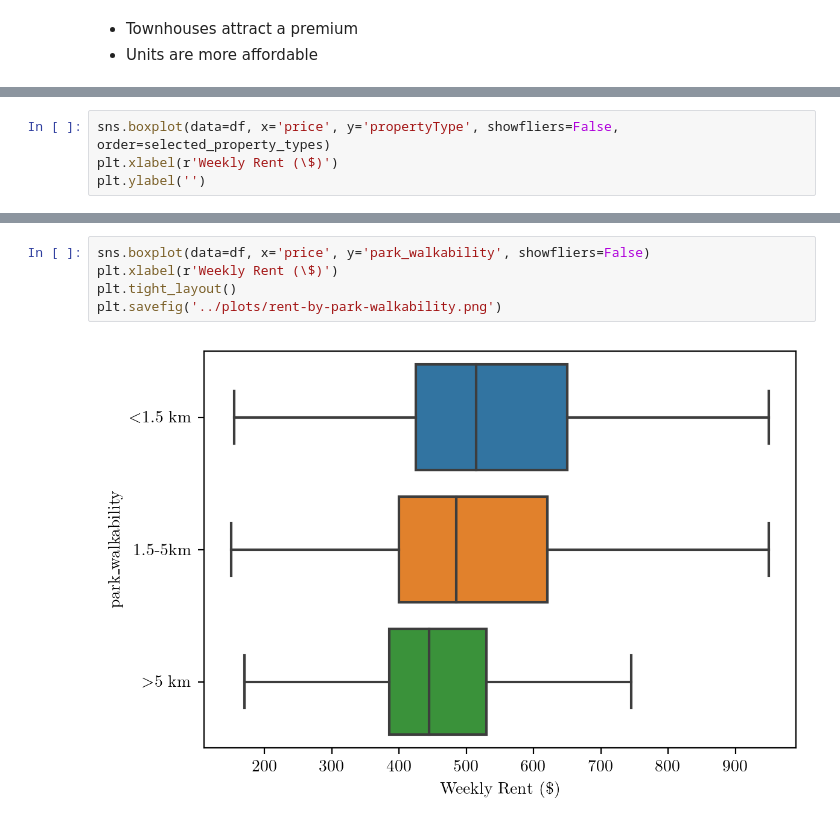
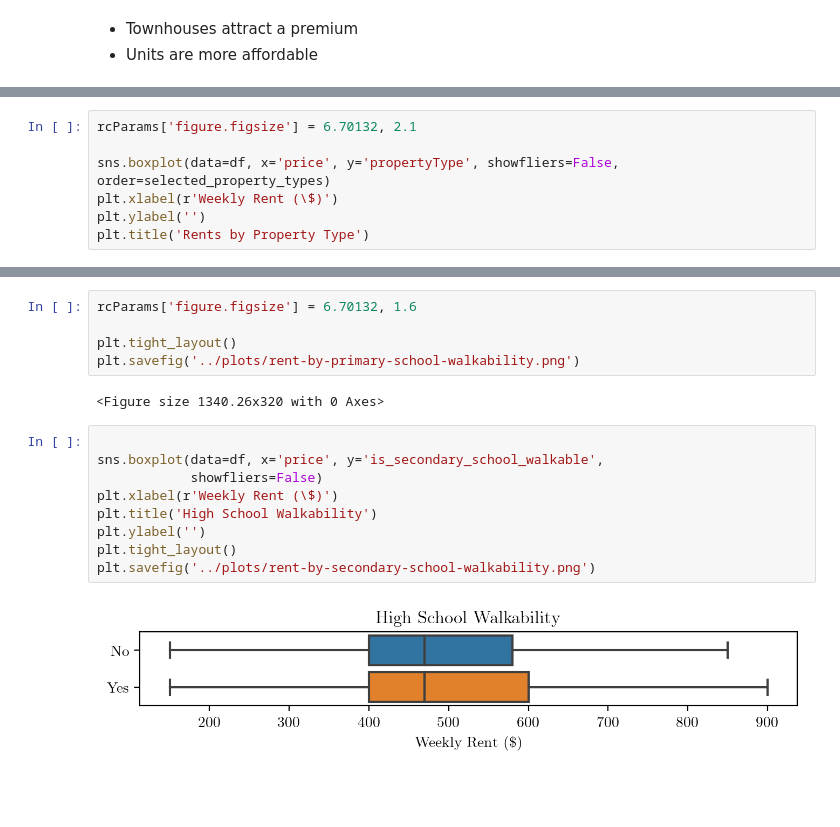
Before and after one commit to MAST30034-Applied-Data-Science/generic-real-estate-consulting-project-group-21, a Jupyter notebook: notebooks/question-one-modelling-analysis.ipynb, the cells around one changed output, grey strips where cells are left out. Cells and saved outputs as stored; diff of their text form; blank space fills up the shorter version.

```diff
--- a/notebooks/question-one-modelling-analysis.ipynb
+++ b/notebooks/question-one-modelling-analysis.ipynb
@@ -170,5 +198,8 @@ sns.histplot(data=df, x='price', hue='propertyType', multiple='stack',
 # %%
+rcParams['figure.figsize'] = 6.70132, 2.1
+
 sns.boxplot(data=df, x='price', y='propertyType', showfliers=False, order=selected_property_types)
 plt.xlabel(r'Weekly Rent (\$)')
 plt.ylabel('')
+plt.title('Rents by Property Type')
 # %% [output]
@@ -177,8 +234,19 @@ Text(0, 0.5, '')
+# %%
+rcParams['figure.figsize'] = 6.70132, 1.6
+
+plt.tight_layout()
+plt.savefig('../plots/rent-by-primary-school-walkability.png')
+# %% [output]
+<Figure size 1340.26x320 with 0 Axes>
 # %%
-sns.boxplot(data=df, x='price', y='park_walkability', showfliers=False)
+
+sns.boxplot(data=df, x='price', y='is_secondary_school_walkable',
+            showfliers=False)
 plt.xlabel(r'Weekly Rent (\$)')
+plt.title('High School Walkability')
+plt.ylabel('')
 plt.tight_layout()
-plt.savefig('../plots/rent-by-park-walkability.png')
+plt.savefig('../plots/rent-by-secondary-school-walkability.png')
 # %% [output]
-[figure, old version]
+[figure, new version]
 # %%
```
Also changed, not shown: parts of 30 cells of this notebook, 2 other files.
